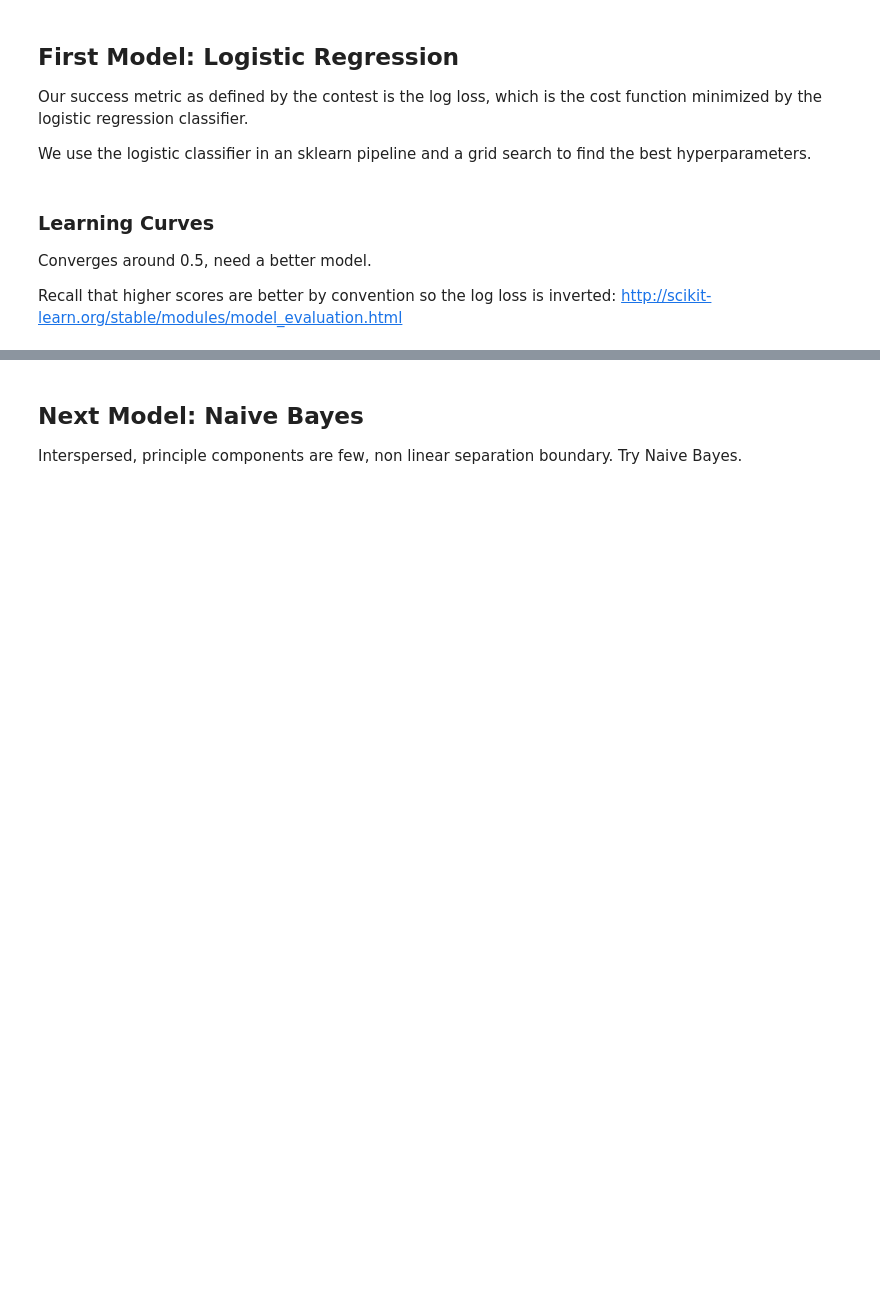
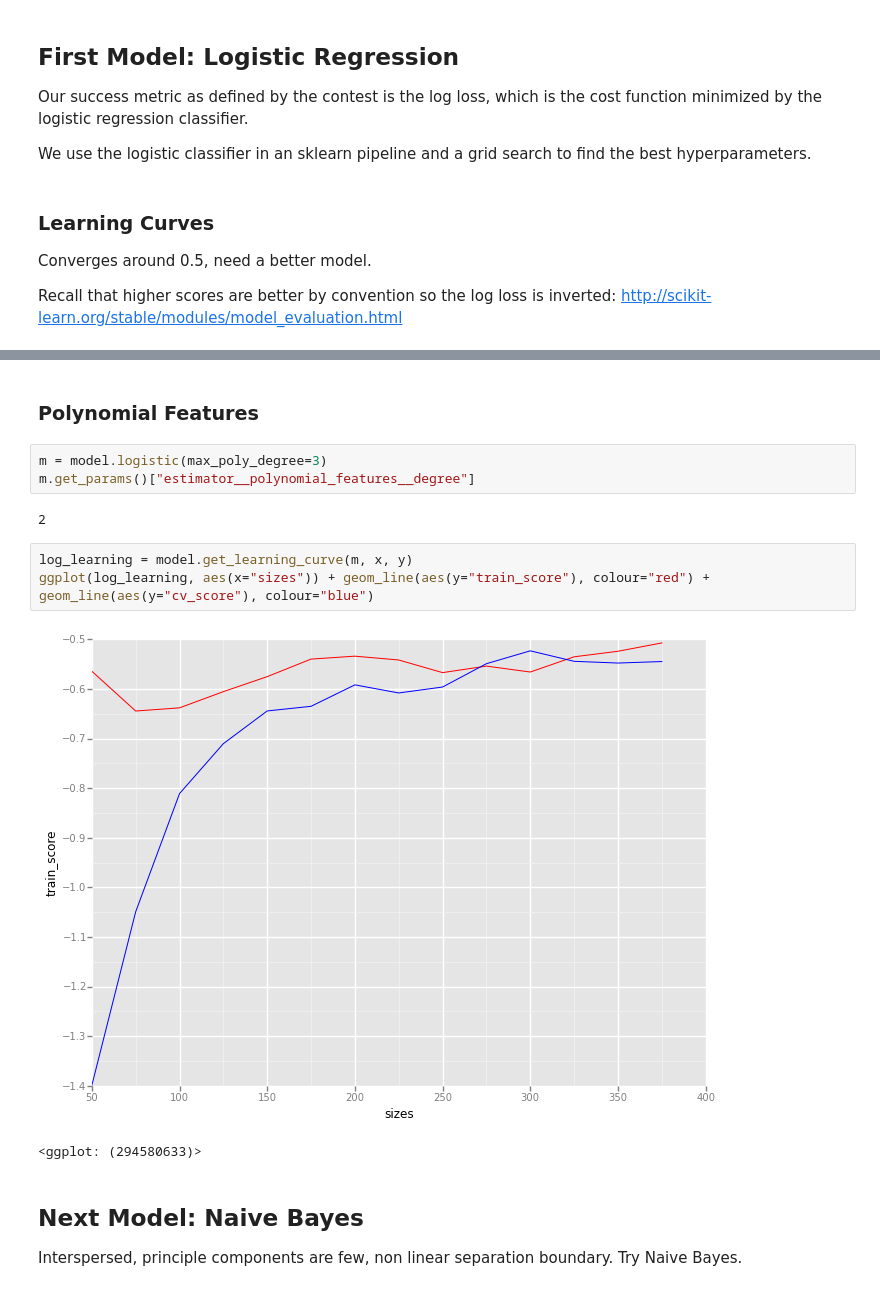
Before and after one commit to mfournierca/driven-data-blood-donations, a Jupyter notebook: notebook.ipynb, the cells around one changed output, grey strips where cells are left out. Drawn from its saved outputs; the diff is of its cells as text; blank space fills up the shorter version.

Commit message:
add polynomial features to iptython notebook
Issue: master

```diff
--- a/notebook.ipynb
+++ b/notebook.ipynb
@@ -92,3 +103,16 @@ ggplot(log_learning, aes(x="sizes")) + geom_line(aes(y="train_score"), colour="r
+# %% [markdown]
+### Polynomial Features
+# %%
+m = model.logistic(max_poly_degree=3)
+m.get_params()["estimator__polynomial_features__degree"]
+# %% [output]
+2
+# %%
+log_learning = model.get_learning_curve(m, x, y)
+ggplot(log_learning, aes(x="sizes")) + geom_line(aes(y="train_score"), colour="red") + geom_line(aes(y="cv_score"), colour="blue")
+# %% [output]
+[figure, added]
+<ggplot: (294580633)>
 # %% [markdown]
 ## Next Model: Naive Bayes
 
```
Also changed, not shown: parts of 13 cells of this notebook.
